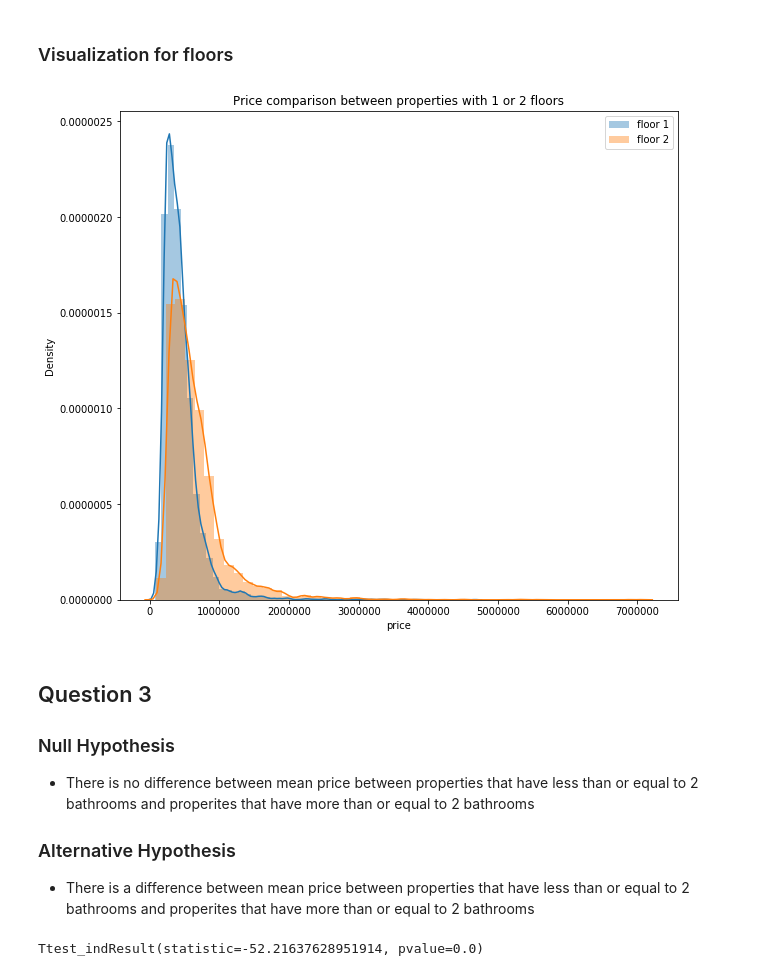
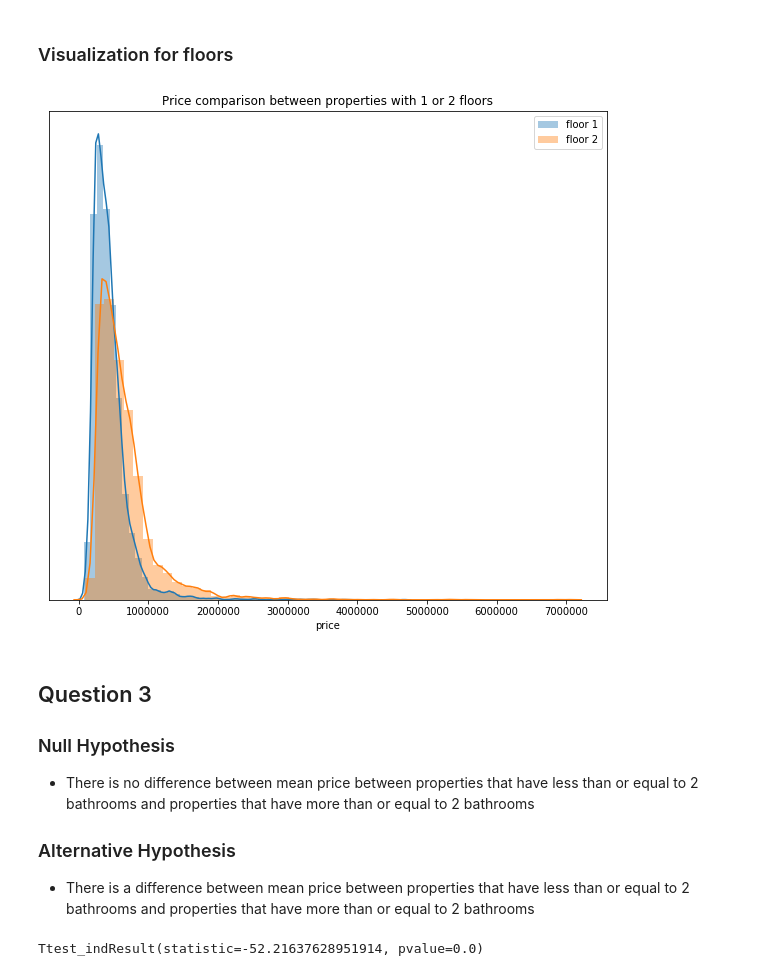
Before and after one commit to jeffersonzaki/Real-Estate, a Jupyter notebook: Technical-Notebook/statistics.ipynb, the cells around one changed output. Saved outputs shown, nothing was run; the diff lists cells and outputs as text; code cells hidden in the pictures.

```diff
--- a/Technical-Notebook/statistics.ipynb
+++ b/Technical-Notebook/statistics.ipynb
@@ -137,25 +139,26 @@ Ttest_indResult(statistic=-36.0144424671913, pvalue=5.1017287178917514e-269)
 # %%
 plt.figure(figsize=(10, 9))  # Figure size
 # Distribution plots
 sns.distplot(floor1.price, label="floor 1")
 sns.distplot(floor2.price, label="floor 2")
 
 # Labels
 plt.title("Price comparison between properties with 1 or 2 floors")
-plt.ylabel("Density")
+ax = plt.gca()
+ax.set_yticks([])
 
 plt.legend()
 plt.show()
 # %% [output]
-[figure, old version]
+[figure, new version]
 # %% [markdown]
 ## Question 3
 
 ### Null Hypothesis
-- There is no difference between mean price between properties that have less than or equal to 2 bathrooms and properites that have more than or equal to 2 bathrooms
+- There is no difference between mean price between properties that have less than or equal to 2 bathrooms and properties that have more than or equal to 2 bathrooms
 
 ### Alternative Hypothesis
-- There is a difference between mean price between properties that have less than or equal to 2 bathrooms and properites that have more than or equal to 2 bathrooms
+- There is a difference between mean price between properties that have less than or equal to 2 bathrooms and properties that have more than or equal to 2 bathrooms
 # %%
 # Finding the sample mean(x_bar) price of houses that are less than or equal to 2 bathrooms
 bathrooms_more_than_2_x_bar = bathrooms_more_than_2.price.mean()
```
Also changed, not shown: parts of 3 cells of this notebook.
